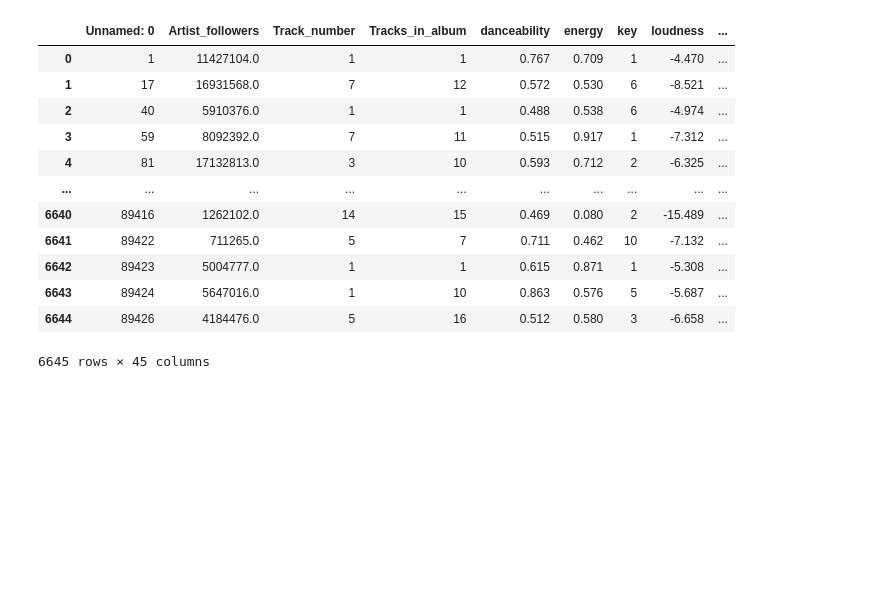
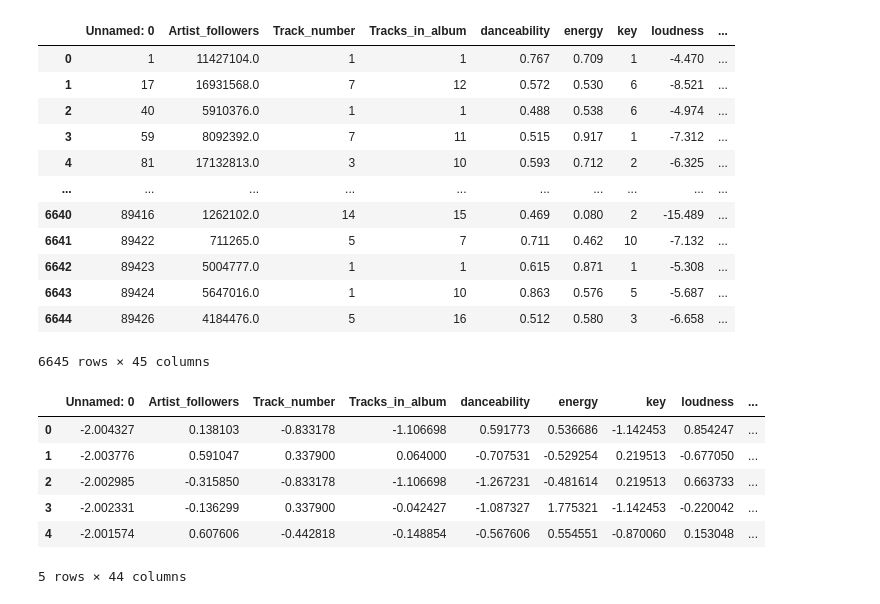
Before and after one commit to AndrewRBader/CU-Fintech_Project-2, a Jupyter notebook: Andrew/top-50-US_visualization.ipynb, the cells around one changed output. Drawn from its saved outputs; the diff is of its cells as text; code cells hidden in the pictures; blank space fills up the shorter version.

```diff
--- a/Andrew/top-50-US_visualization.ipynb
+++ b/Andrew/top-50-US_visualization.ipynb
@@ -118,0 +106,22 @@ X_test_scaled = X_scaler.transform(X_test)
+# %%
+from sklearn.preprocessing import StandardScaler
+
+# create the scaler instance
+scaler = StandardScaler()
+
+# scaling the feature data
+spotify_features_scaled_df = scaler.fit_transform(spotify_features)
+# making the scaled data into a dataframe
+spotify_features_scaled_df = pd.DataFrame(spotify_features_scaled_df)
+# setting up the column names
+spotify_features_scaled_df.columns = spotify_features.columns
+# viewing first 5 rows of dataframe
+spotify_features_scaled_df.head()
+# %% [output]
+|  | Unnamed: 0 | Artist_followers | Track_number | Tracks_in_album | danceability | energy | key | loudness | ... |
+| 0 | -2.004327 | 0.138103 | -0.833178 | -1.106698 | 0.591773 | 0.536686 | -1.142453 | 0.854247 | ... |
+| 1 | -2.003776 | 0.591047 | 0.337900 | 0.064000 | -0.707531 | -0.529254 | 0.219513 | -0.677050 | ... |
+| 2 | -2.002985 | -0.315850 | -0.833178 | -1.106698 | -1.267231 | -0.481614 | 0.219513 | 0.663733 | ... |
+| 3 | -2.002331 | -0.136299 | 0.337900 | -0.042427 | -1.087327 | 1.775321 | -1.142453 | -0.220042 | ... |
+| 4 | -2.001574 | 0.607606 | -0.442818 | -0.148854 | -0.567606 | 0.554551 | -0.870060 | 0.153048 | ... |
+5 rows × 44 columns
```
Also changed, not shown: parts of 6 cells of this notebook, 1 other file.
